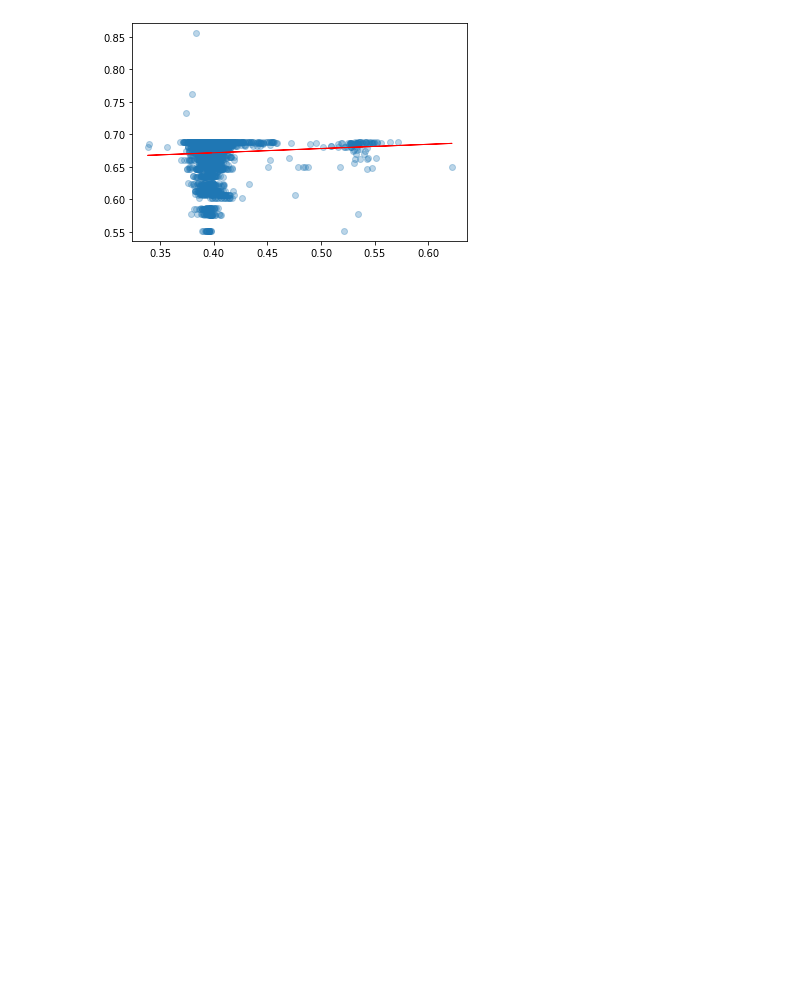
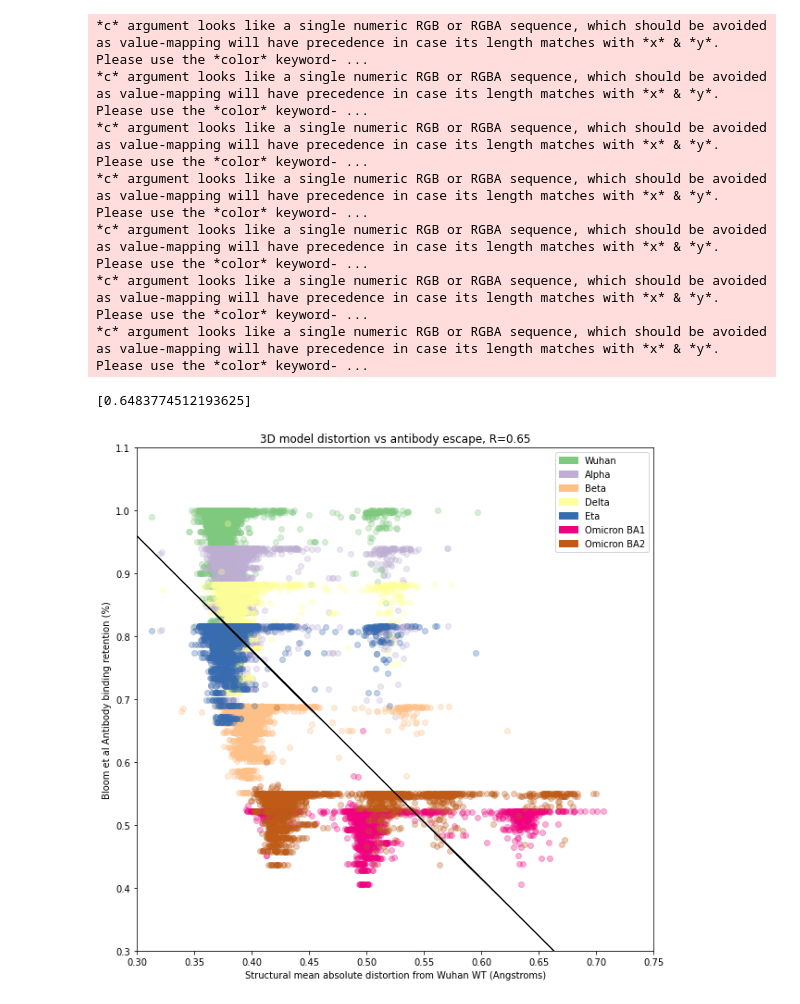
Before and after one commit to csabaiBio/RBD-AlphaFold2-structures-and-phenotypic-information, a Jupyter notebook: antibody_escape/antibody_escape_vs_structuraldistortion.ipynb, the cells around one changed output. Saved outputs shown, nothing was run; the diff lists cells and outputs as text; code cells hidden in the pictures; blank space fills up the shorter version.

Commit message:
antibody escape

```diff
--- a/antibody_escape/antibody_escape_vs_structuraldistortion.ipynb
+++ b/antibody_escape/antibody_escape_vs_structuraldistortion.ipynb
@@ -84,5 +113,0 @@ for var, pdb_var in zip(all_vars,pdb_vars):
-# %%
-np.save(np.array([all_rets,all_dists]), "antibody_escape_reasults.npy")
-# Plot all together on one plot? vs all distoritions from wuhan?... is the distoriton to shifft metrcic? make abs. All the vairnets.... why wuahn not htere?..
-# %% [output]
-[figure, removed]
@@ -89 +116,60 @@ np.save(np.array([all_rets,all_dists]), "antibody_escape_reasults.npy")
+# %%
+# from the opened saved file.
+
+import matplotlib.patches as mpatches
+from sklearn.linear_model import LinearRegression
+from matplotlib import cm
+from scipy.stats.stats import pearsonr
+colors = cm.get_cmap('Accent')
+fig = plt.figure(figsize=(10, 10))
+
+for idx , (dist_list,ret_list) in enumerate(zip(all_dists,all_rets)):
+    x = np.array(dist_list)
+    y = np.array(ret_list)
+    plt.scatter(x,y,alpha=0.3,c=colors(idx))
+
+
+# make regression on all datapoints together.. to show as structure distorts mare there is more antibody escape..
+# unpack all data into one long matrix and then regression on the combined numy array
+
+X = np.concatenate(all_dists).ravel()
+Y = np.concatenate(all_rets).ravel()
+
+linear_regressor = LinearRegression()  # create object for the class
+linear_regressor.fit(X.reshape(-1, 1), Y.reshape(-1, 1))  # perform linear regression
+y_pred = linear_regressor.predict(X.reshape(-1, 1))  # make predictions
+print(pearsonr(Y,y_pred)[0])
+plt.plot(X, y_pred, color='black', linewidth=0.5)
+
+
+plt.title("3D model distortion vs antibody escape, R=0.65")
+plt.ylabel("Bloom et al Antibody binding retention (%)")
+plt.xlabel("Structural mean absolute distortion from Wuhan WT (Angstroms)")
+plt.xlim([0.3,0.75])
+plt.ylim([0.3,1.1])
+
+
+Wuhan = mpatches.Patch(color=colors(0), label='Wuhan')
+alpha = mpatches.Patch(color=colors(1), label='Alpha')
+beta = mpatches.Patch(color=colors(2), label='Beta')
+delta = mpatches.Patch(color=colors(3), label='Delta')
+eta = mpatches.Patch(color=colors(4), label='Eta')
+omi1 = mpatches.Patch(color=colors(5), label='Omicron BA1')
+omi2 = mpatches.Patch(color=colors(6), label='Omicron BA2')
+
+plt.legend(handles=[Wuhan,alpha,beta,delta,eta,omi1,omi2])
+
+# all legend figure..
+plt.show()
+fig.savefig("../reasults_figs/antibodyescape.png",facecolor='white', transparent=False,bbox_inches='tight')
+# %% [output]
+*c* argument looks like a single numeric RGB or RGBA sequence, which should be avoided as value-mapping will have precedence in case its length matches with *x* & *y*.  Please use the *color* keyword- ...
+*c* argument looks like a single numeric RGB or RGBA sequence, which should be avoided as value-mapping will have precedence in case its length matches with *x* & *y*.  Please use the *color* keyword- ...
+*c* argument looks like a single numeric RGB or RGBA sequence, which should be avoided as value-mapping will have precedence in case its length matches with *x* & *y*.  Please use the *color* keyword- ...
+*c* argument looks like a single numeric RGB or RGBA sequence, which should be avoided as value-mapping will have precedence in case its length matches with *x* & *y*.  Please use the *color* keyword- ...
+*c* argument looks like a single numeric RGB or RGBA sequence, which should be avoided as value-mapping will have precedence in case its length matches with *x* & *y*.  Please use the *color* keyword- ...
+*c* argument looks like a single numeric RGB or RGBA sequence, which should be avoided as value-mapping will have precedence in case its length matches with *x* & *y*.  Please use the *color* keyword- ...
+*c* argument looks like a single numeric RGB or RGBA sequence, which should be avoided as value-mapping will have precedence in case its length matches with *x* & *y*.  Please use the *color* keyword- ...
+[0.6483774512193625]
+[figure, added]
 # %%
```
Also changed, not shown: parts of 6 cells of this notebook, 11 other files.
